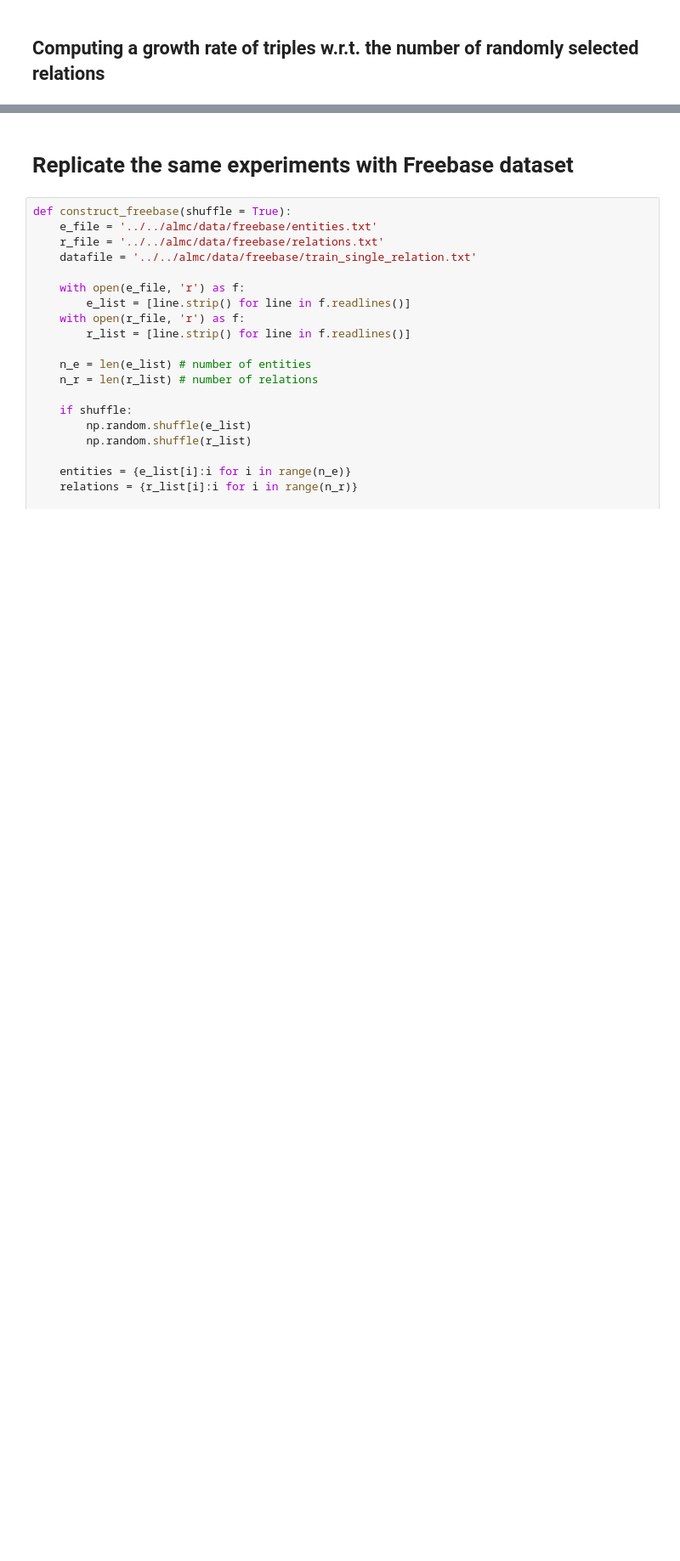
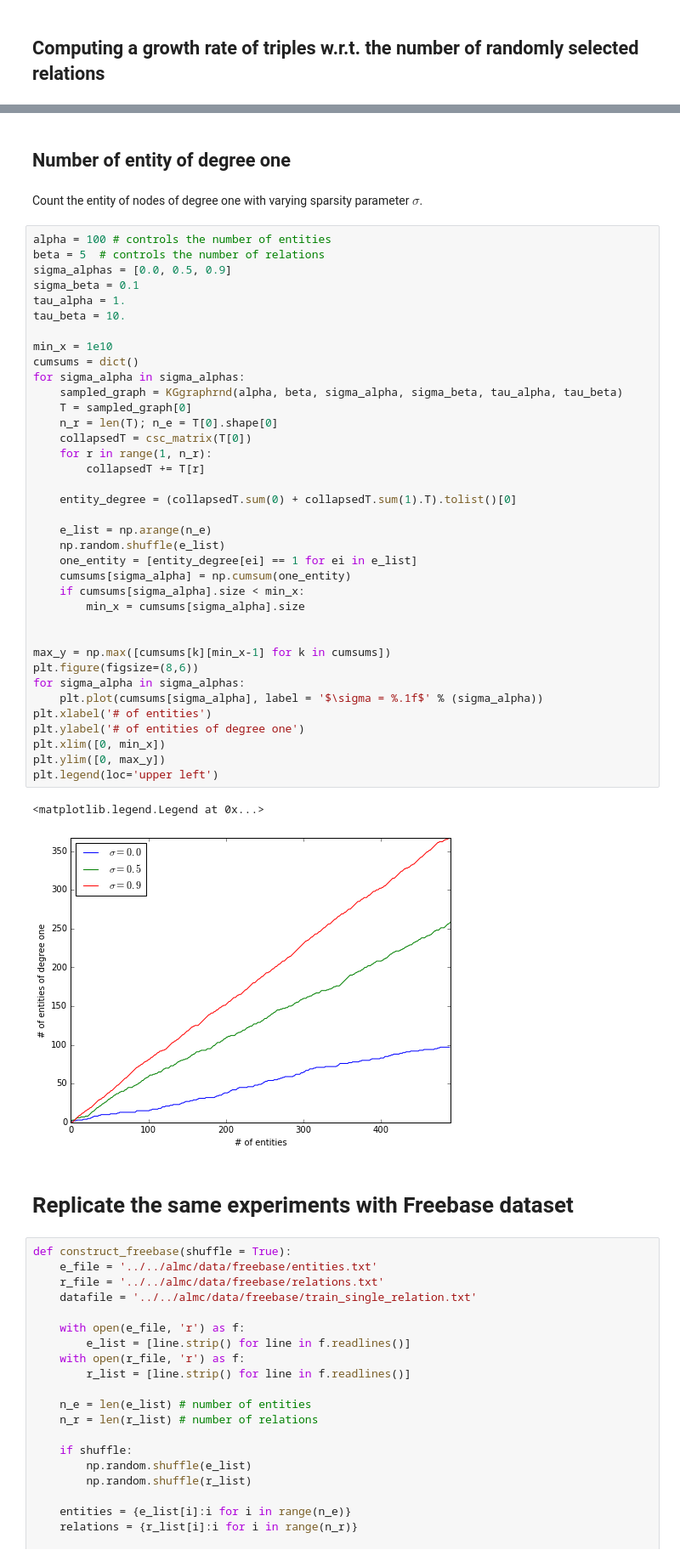
Before and after one commit to dongwookim-ml/sparse-graph-prior, a Jupyter notebook: notebooks/SimulateKnowledgeGraph.ipynb, the cells around one changed output, grey strips where cells are left out. Shown at 85% size. Cells and saved outputs as stored; diff of their text form; blank space fills up the shorter version.

```diff
--- a/notebooks/SimulateKnowledgeGraph.ipynb
+++ b/notebooks/SimulateKnowledgeGraph.ipynb
@@ -150,3 +150,47 @@ plt.xlim([0, np.max(n_relations)])
+# %% [markdown]
+## Number of entity of degree one
+# %% [markdown]
+Count the entity of nodes of degree one with varying sparsity parameter $\sigma$.
+# %%
+alpha = 100 # controls the number of entities
+beta = 5  # controls the number of relations
+sigma_alphas = [0.0, 0.5, 0.9]
+sigma_beta = 0.1
+tau_alpha = 1.
+tau_beta = 10.
+
+min_x = 1e10
+cumsums = dict()
+for sigma_alpha in sigma_alphas:
+    sampled_graph = KGgraphrnd(alpha, beta, sigma_alpha, sigma_beta, tau_alpha, tau_beta)
+    T = sampled_graph[0]
+    n_r = len(T); n_e = T[0].shape[0]
+    collapsedT = csc_matrix(T[0])
+    for r in range(1, n_r):
+        collapsedT += T[r]
+
+    entity_degree = (collapsedT.sum(0) + collapsedT.sum(1).T).tolist()[0]
+
+    e_list = np.arange(n_e)
+    np.random.shuffle(e_list)
+    one_entity = [entity_degree[ei] == 1 for ei in e_list]
+    cumsums[sigma_alpha] = np.cumsum(one_entity)
+    if cumsums[sigma_alpha].size < min_x:
+        min_x = cumsums[sigma_alpha].size
+
+
+max_y = np.max([cumsums[k][min_x-1] for k in cumsums])
+plt.figure(figsize=(8,6))
+for sigma_alpha in sigma_alphas:
+    plt.plot(cumsums[sigma_alpha], label = '$\sigma = %.1f$' % (sigma_alpha))
+plt.xlabel('# of entities')
+plt.ylabel('# of entities of degree one')
+plt.xlim([0, min_x])
+plt.ylim([0, max_y])
+plt.legend(loc='upper left')
+# %% [output]
+<matplotlib.legend.Legend at 0x...>
+[figure, added]
 # %% [markdown]
 # Replicate the same experiments with Freebase dataset
 # %%
```
Also changed, not shown: parts of 10 cells of this notebook.
